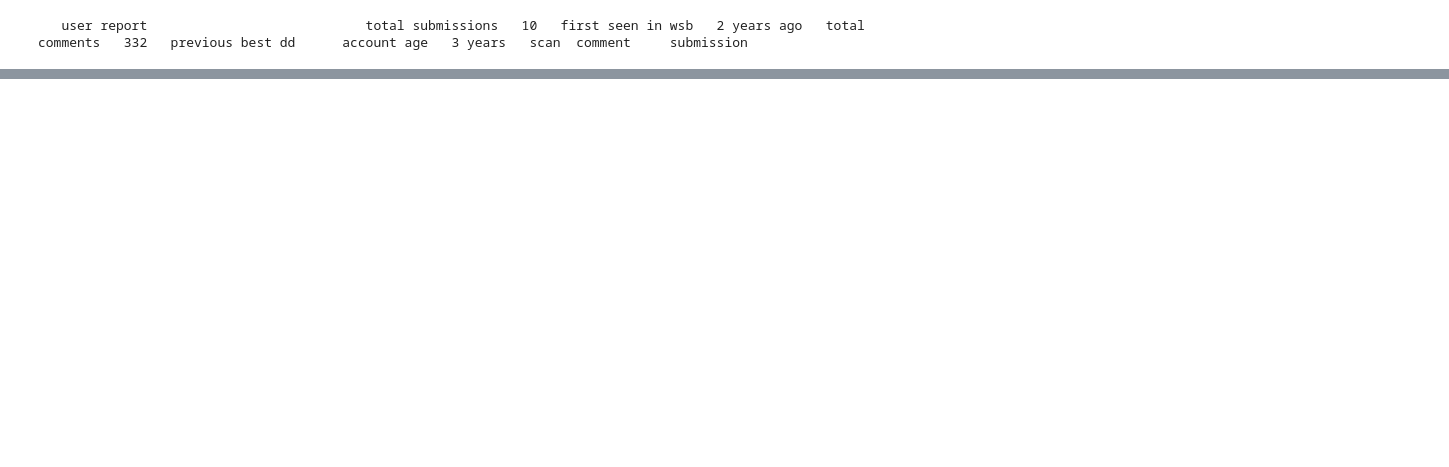
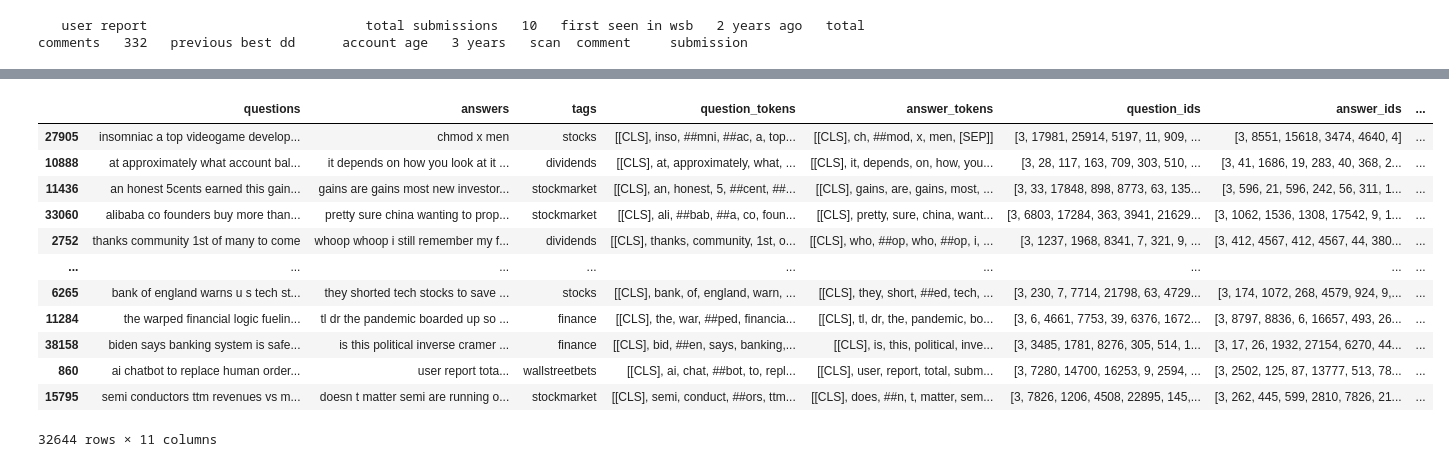
Before and after one commit to aes-pnat/Midas-ChatBot, a Jupyter notebook: Midas.ipynb, the cells around one changed output, grey strips where cells are left out. Cells and saved outputs as stored; diff of their text form; code cells hidden in the pictures; blank space fills up the shorter version.

```diff
--- a/Midas.ipynb
+++ b/Midas.ipynb
@@ -169,0 +184,19 @@ qna_df_reddit
+# %%
+from sklearn.model_selection import train_test_split
+train, validation = train_test_split(qna_df_reddit, test_size=0.2,random_state=42,shuffle=True)
+# %%
+train
+# %% [output]
+|  | questions | answers | tags | question_tokens | answer_tokens | question_ids | answer_ids | ... |
+| 27905 | insomniac a top videogame develop... | chmod x men | stocks | [[CLS], inso, ##mni, ##ac, a, top... | [[CLS], ch, ##mod, x, men, [SEP]] | [3, 17981, 25914, 5197, 11, 909, ... | [3, 8551, 15618, 3474, 4640, 4] | ... |
+| 10888 | at approximately what account bal... | it depends on how you look at it ... | dividends | [[CLS], at, approximately, what, ... | [[CLS], it, depends, on, how, you... | [3, 28, 117, 163, 709, 303, 510, ... | [3, 41, 1686, 19, 283, 40, 368, 2... | ... |
+| 11436 | an honest 5cents earned this gain... | gains are gains most new investor... | stockmarket | [[CLS], an, honest, 5, ##cent, ##... | [[CLS], gains, are, gains, most, ... | [3, 33, 17848, 898, 8773, 63, 135... | [3, 596, 21, 596, 242, 56, 311, 1... | ... |
+| 33060 | alibaba co founders buy more than... | pretty sure china wanting to prop... | stockmarket | [[CLS], ali, ##bab, ##a, co, foun... | [[CLS], pretty, sure, china, want... | [3, 6803, 17284, 363, 3941, 21629... | [3, 1062, 1536, 1308, 17542, 9, 1... | ... |
+| 2752 | thanks community 1st of many to come | whoop whoop i still remember my f... | dividends | [[CLS], thanks, community, 1st, o... | [[CLS], who, ##op, who, ##op, i, ... | [3, 1237, 1968, 8341, 7, 321, 9, ... | [3, 412, 4567, 412, 4567, 44, 380... | ... |
+| ... | ... | ... | ... | ... | ... | ... | ... | ... |
+| 6265 | bank of england warns u s tech st... | they shorted tech stocks to save ... | stocks | [[CLS], bank, of, england, warn, ... | [[CLS], they, short, ##ed, tech, ... | [3, 230, 7, 7714, 21798, 63, 4729... | [3, 174, 1072, 268, 4579, 924, 9,... | ... |
+| 11284 | the warped financial logic fuelin... | tl dr the pandemic boarded up so ... | finance | [[CLS], the, war, ##ped, financia... | [[CLS], tl, dr, the, pandemic, bo... | [3, 6, 4661, 7753, 39, 6376, 1672... | [3, 8797, 8836, 6, 16657, 493, 26... | ... |
+| 38158 | biden says banking system is safe... | is this political inverse cramer ... | finance | [[CLS], bid, ##en, says, banking,... | [[CLS], is, this, political, inve... | [3, 3485, 1781, 8276, 305, 514, 1... | [3, 17, 26, 1932, 27154, 6270, 44... | ... |
+| 860 | ai chatbot to replace human order... | user report tota... | wallstreetbets | [[CLS], ai, chat, ##bot, to, repl... | [[CLS], user, report, total, subm... | [3, 7280, 14700, 16253, 9, 2594, ... | [3, 2502, 125, 87, 13777, 513, 78... | ... |
+| 15795 | semi conductors ttm revenues vs m... | doesn t matter semi are running o... | stockmarket | [[CLS], semi, conduct, ##ors, ttm... | [[CLS], does, ##n, t, matter, sem... | [3, 7826, 1206, 4508, 22895, 145,... | [3, 262, 445, 599, 2810, 7826, 21... | ... |
+32644 rows × 11 columns
```
Also changed, not shown: parts of 17 cells of this notebook.
